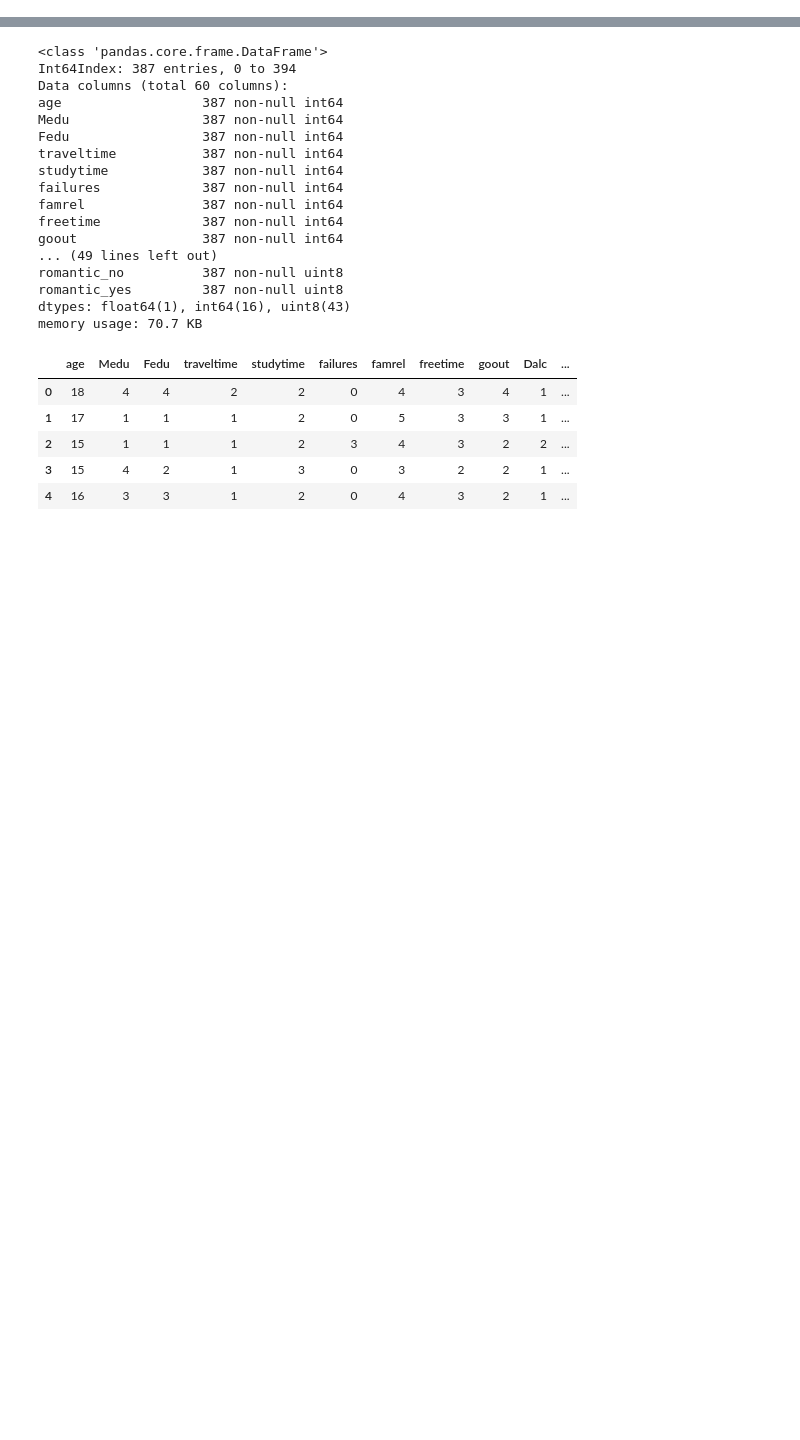
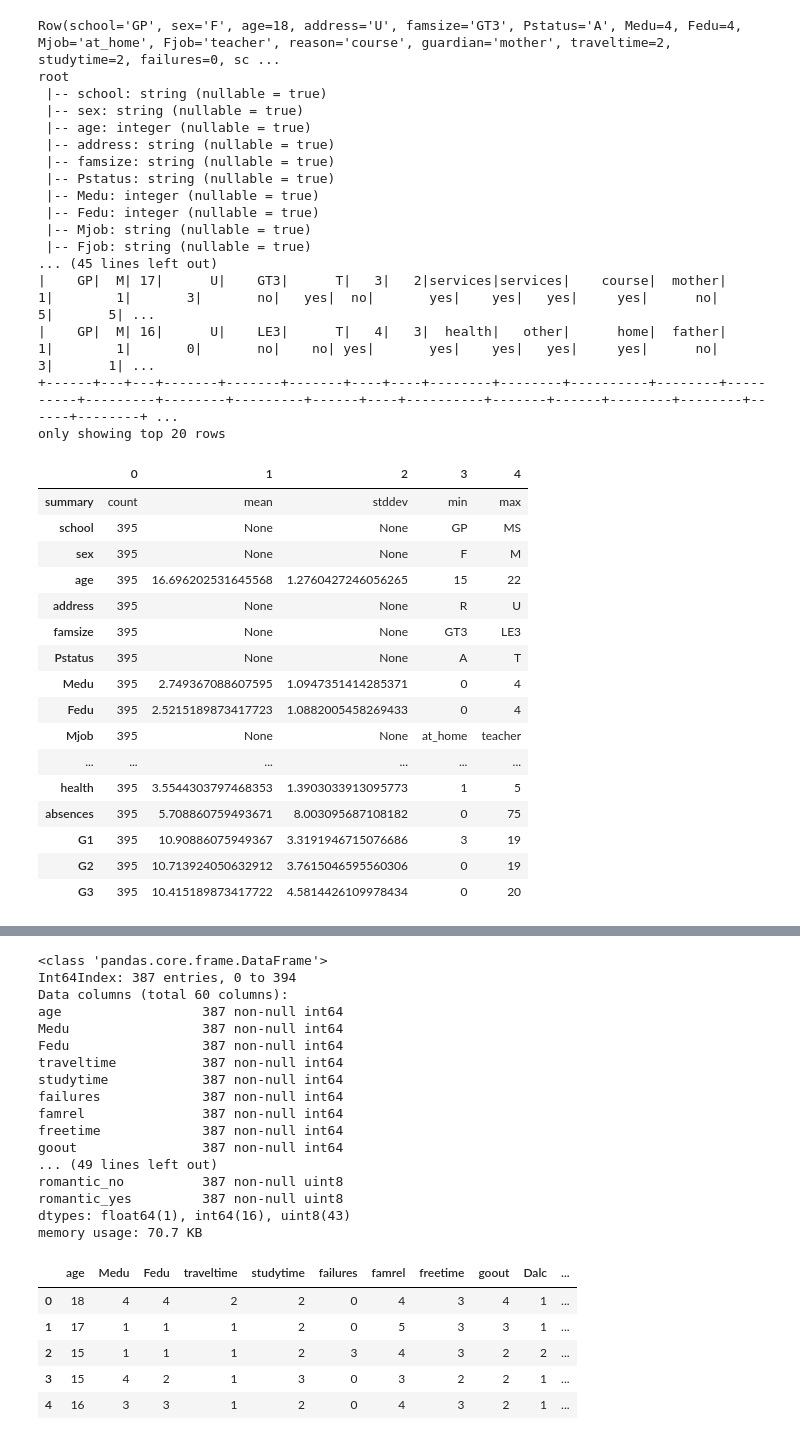
Before and after one commit to cthrnliu/StudentPerformance, a Jupyter notebook: Infosys_722_Iteration4.ipynb, the cells around one changed output, grey strips where cells are left out. Saved outputs shown, nothing was run; the diff lists cells and outputs as text; code cells hidden in the pictures; blank space fills up the shorter version.

```diff
--- a/Infosys_722_Iteration4.ipynb
+++ b/Infosys_722_Iteration4.ipynb
@@ -1,30 +1,65 @@
 # %%
-import seaborn as sns
-import pandas as pd
-import numpy as np
-from scipy import stats
+#import seaborn as sns
+#import pandas as pd
+#import numpy as np
+#from scipy import stats
 
-#import findspark
-#findspark.init('/home/ubuntu/spark-2.1.1-bin-hadoop2.7')
-#import pyspark
-#from pyspark.sql import SparkSession
-#spark = SparkSession.builder.appName('dataManipulation').getOrCreate()
+import findspark
+findspark.init('/home/ubuntu/spark-2.1.1-bin-hadoop2.7')
+import pyspark
+from pyspark.sql import SparkSession
+spark = SparkSession.builder.appName('dataManipulation').getOrCreate()
 # %%
-mat = pd.read_csv('student-mat.csv', sep = ';')
-print(mat.head(10))
-print(mat.shape)
+#mat = pd.read_csv('student-mat.csv', sep = ';')
+#print(mat.head(10))
+#print(mat.shape)
 
 
-#matdf = spark.read.csv('student-mat.csv',sep = ';', header=True,inferSchema=True)
+matdf = spark.read.csv('student-mat.csv',sep = ';', header=True,inferSchema=True)
 
 #Here's the first row of the data.
-#print(matdf.head())
+print(matdf.head())
 
-# And the entire data structure.
-#matdf.printSchema()
+#And the entire data structure.
+matdf.printSchema()
 
-#matdf.show()
+matdf.show()
 
 #Data description
-#matdf.describe().toPandas().transpose()
+matdf.describe().toPandas().transpose()
+# %% [output]
+Row(school='GP', sex='F', age=18, address='U', famsize='GT3', Pstatus='A', Medu=4, Fedu=4, Mjob='at_home', Fjob='teacher', reason='course', guardian='mother', traveltime=2, studytime=2, failures=0, sc ...
+root
+ |-- school: string (nullable = true)
+ |-- sex: string (nullable = true)
+ |-- age: integer (nullable = true)
+ |-- address: string (nullable = true)
+ |-- famsize: string (nullable = true)
+ |-- Pstatus: string (nullable = true)
+ |-- Medu: integer (nullable = true)
+ |-- Fedu: integer (nullable = true)
+ |-- Mjob: string (nullable = true)
+ |-- Fjob: string (nullable = true)
+... (45 lines left out)
+|    GP|  M| 17|      U|    GT3|      T|   3|   2|services|services|    course|  mother|         1|        1|       3|       no|   yes|  no|       yes|    yes|   yes|     yes|      no|     5|       5| ...
+|    GP|  M| 16|      U|    LE3|      T|   4|   3|  health|   other|      home|  father|         1|        1|       0|       no|    no| yes|       yes|    yes|   yes|     yes|      no|     3|       1| ...
++------+---+---+-------+-------+-------+----+----+--------+--------+----------+--------+----------+---------+--------+---------+------+----+----------+-------+------+--------+--------+------+--------+ ...
+only showing top 20 rows
+|  | 0 | 1 | 2 | 3 | 4 |
+| summary | count | mean | stddev | min | max |
+| school | 395 | None | None | GP | MS |
+| sex | 395 | None | None | F | M |
+| age | 395 | 16.696202531645568 | 1.2760427246056265 | 15 | 22 |
+| address | 395 | None | None | R | U |
+| famsize | 395 | None | None | GT3 | LE3 |
+| Pstatus | 395 | None | None | A | T |
+| Medu | 395 | 2.749367088607595 | 1.0947351414285371 | 0 | 4 |
+| Fedu | 395 | 2.5215189873417723 | 1.0882005458269433 | 0 | 4 |
+| Mjob | 395 | None | None | at_home | teacher |
+| ... | ... | ... | ... | ... | ... |
+| health | 395 | 3.5544303797468353 | 1.3903033913095773 | 1 | 5 |
+| absences | 395 | 5.708860759493671 | 8.003095687108182 | 0 | 75 |
+| G1 | 395 | 10.90886075949367 | 3.3191946715076686 | 3 | 19 |
+| G2 | 395 | 10.713924050632912 | 3.7615046595560306 | 0 | 19 |
+| G3 | 395 | 10.415189873417722 | 4.5814426109978434 | 0 | 20 |
 # %%
```
Also changed, not shown: parts of 5 cells of this notebook.
